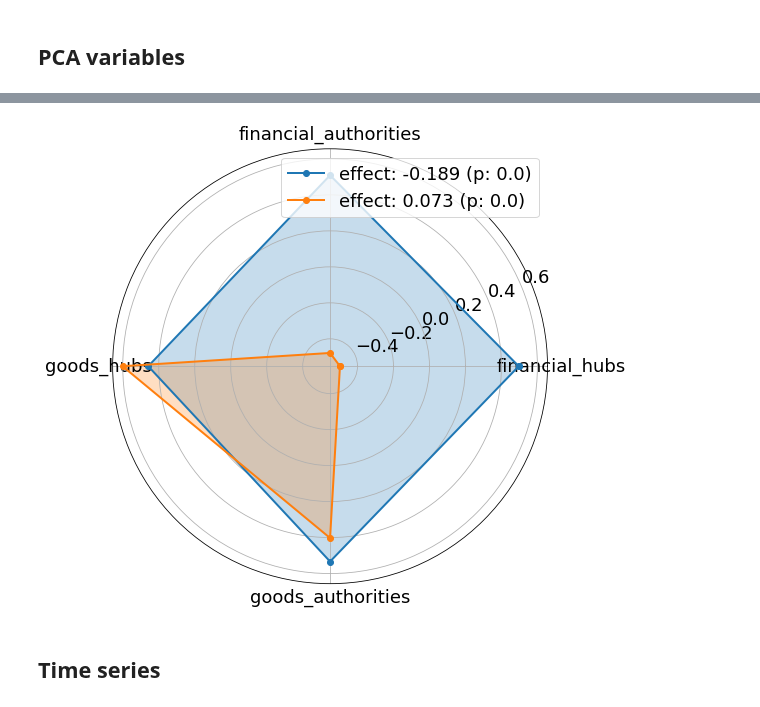
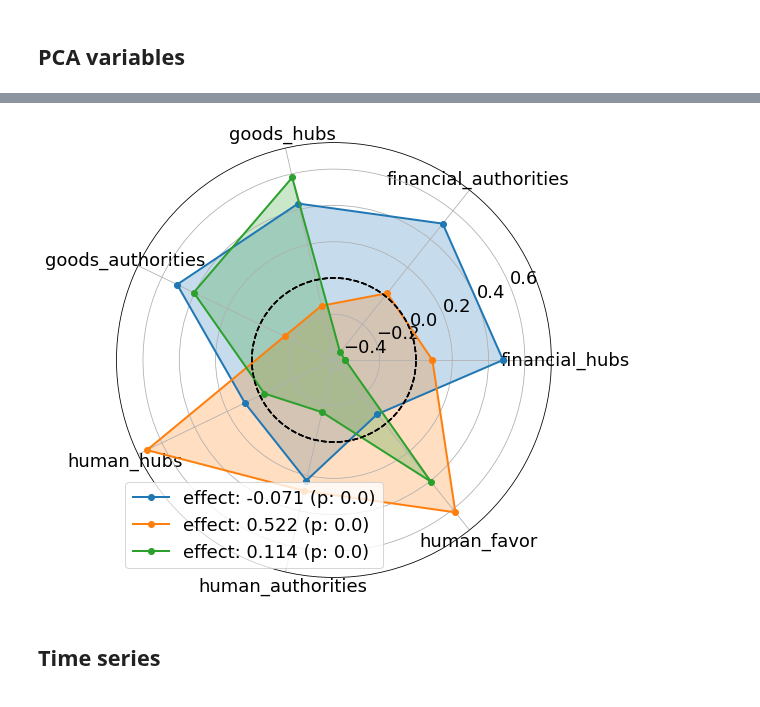
Before and after one commit to jaimeoliver1/social_capital_in_trade_networks, a Jupyter notebook: notebooks/01_01_linear_models_social_capital.ipynb, the cells around one changed output, grey strips where cells are left out. Saved outputs shown, nothing was run; the diff lists cells and outputs as text; code cells hidden in the pictures.

```diff
--- a/notebooks/01_01_linear_models_social_capital.ipynb
+++ b/notebooks/01_01_linear_models_social_capital.ipynb
@@ -46,4 +37,15 @@ df_model['human_authorities'] = df_model['human_authorities'].fillna(df_model.gr
 df_model = df_model[~df_model.country.isin(['MNE', 'SRB', 'STP', 'PRK'])]
+# %%
+data_path = os.path.join(output_filepath, 'panel_data.parquet')
+df_model = pd.read_parquet(data_path)
+
+df_model = df_model[df_model.year.between(1995, 2016)]
+
+df_model.dropna(subset = ['log_GFCF'], inplace=True)
+#df_model = df_model[df_model.wkn_population>1.e6]
+# %%
+for c in [f'{n}_{c}' for c in centralities for n in networks]:
+    df_model[c] = df_model[c].map(lambda x: np.log1p(x*1.e8))
 # %%
 corr_cols = ['log_output', 'log_gdp', 'gini', 'log_GFCF', 'log_wkn_population'] + [f'{n}_{c}' for c in centralities for n in networks]
 
@@ -281,9 +278,9 @@ reduced_terms_list = ['financial_hubs',
                       'financial_authorities',
                       'goods_hubs',
                       'goods_authorities',
-                      #'human_hubs',
-                      #'human_authorities',
-                      #'human_favor'
+                      'human_hubs',
+                      'human_authorities',
+                      'human_favor'
                          ]
 
 reduced_terms_regression = ' + '.join(reduced_terms_list)
@@ -344,7 +383,7 @@ from sklearn.preprocessing import StandardScaler
 from sklearn.decomposition import PCA
 from sklearn.pipeline import Pipeline
 
-n = 2
+n = 3
 
 pipe = Pipeline([
         ('scale', StandardScaler()),
@@ -404,31 +444,33 @@ Parameter Estimates
 # %%
 df_radar = pd.DataFrame(pipe['reduce_dims'].components_, columns = all_terms)
 df_radar.loc[:,'coefs'] = pd.Series(results.params[[f'pca_{i}' for i in range(n)]].values)
 df_radar['pvalues'] = pd.Series(results.pvalues[[f'pca_{i}' for i in range(n)]].values)
 
 labels = all_terms.copy()
 stats = pipe['reduce_dims'].components_[0]
 
 angles=np.linspace(0, 2*np.pi, len(all_terms), endpoint=False)
+circle_angles = np.linspace(0, 2*np.pi, 1000, endpoint=True)
 
 fig=plt.figure(figsize = (8,8))
 ax = fig.add_subplot(111, polar=True)
 
 for i in range(n):
     stats = df_radar.loc[i,all_terms]
     c = round(df_radar.loc[i,'coefs'], 3)
     p =  round(df_radar.loc[i,'pvalues'], 3)
     ax.plot(np.concatenate((angles,[angles[0]])), np.concatenate((stats,[stats[0]])),
             'o-',
             linewidth=2,
             label = f'effect: {c} (p: {p})'
-)
+    )
     ax.fill(angles, stats, alpha=0.25)
+    ax.plot(circle_angles, np.zeros_like(circle_angles), 'k--')
 plt.legend()
 ax.set_thetagrids(angles * 180/np.pi, labels)
 ax.grid(True)
 # %% [output]
-[figure, old version]
+[figure, new version]
 # %% [markdown]
 ## Time series
 # %%
```
Also changed, not shown: parts of 17 cells of this notebook, 8 other files.
